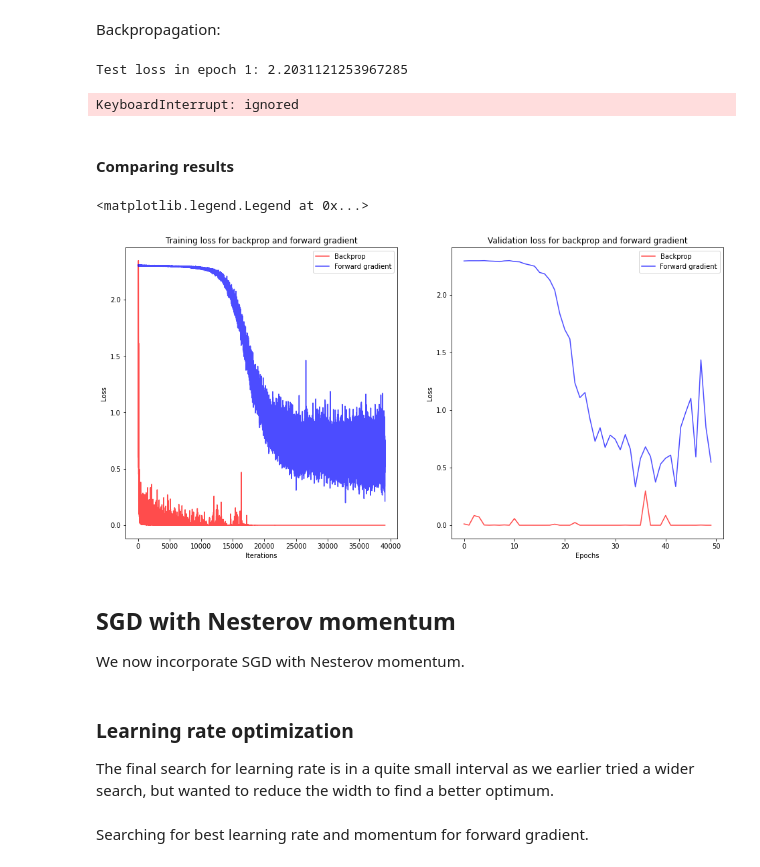
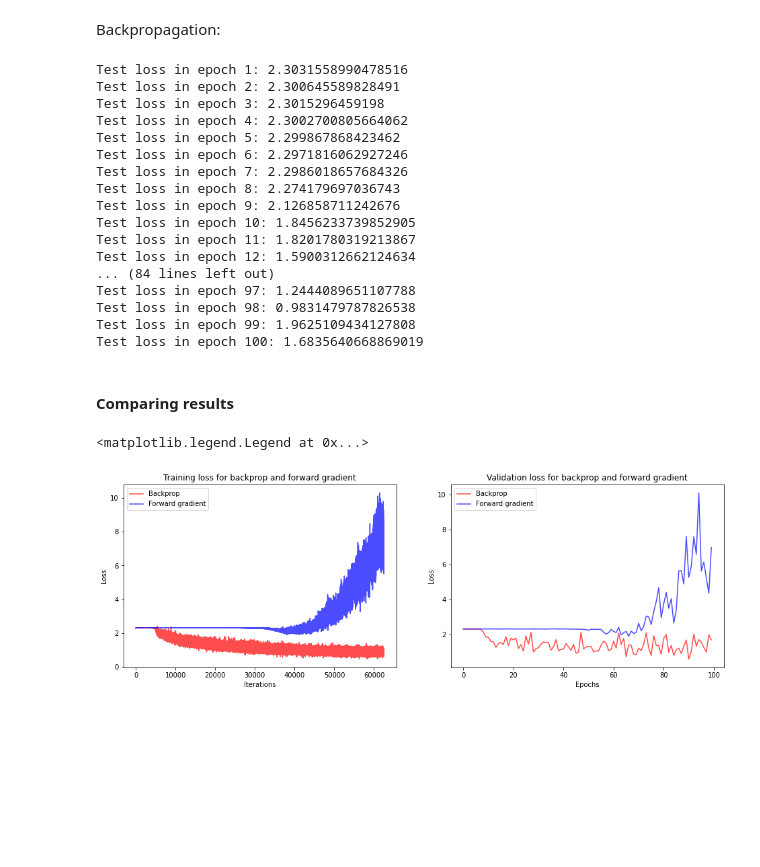
Before and after one commit to benjaminrike1/forward_gradient, a Jupyter notebook: CIFAR.ipynb, the cells around one changed output. Cells and saved outputs as stored; diff of their text form; code cells hidden in the pictures; blank space fills up the shorter version.

```diff
--- a/CIFAR.ipynb
+++ b/CIFAR.ipynb
@@ -175,9 +176,9 @@ Searching for best learning rate and learning rate decay for backpropagation.
 torch.manual_seed(42) # setting seed for reporducibility
 
 # defining learning rates and decays for grid search
-learning_rates = np.logspace(-2, 0, 6)
-decays = [0]
-
+learning_rates = np.logspace(-4, -2, 4)
+decays = [1e-4]
+epochs = 20
 criterion = nn.CrossEntropyLoss() # loss function
 for gamma in learning_rates:
   for lambda_ in decays:
@@ -232,8 +231,8 @@ torch.manual_seed(42) # setting seed for reproducibility
 net = CifarNet().to(device) # defining net
 
 # using best lr and decay found in the optimizations below
-lr = 0.000398
-decay = 1e-5
+lr = 0.000433
+decay = 1e-6
 # making the net functional to run the code in functorch
 # for evaluating the Jacobian-vector product
 func, params = ft.make_functional(net)
@@ -249,7 +248,7 @@ opt = ForwardSGD(func, functional_xent, params, lr=lr, momentum = False, decay=d
 # training for e epochs
 losses_fwd = []
 norms = []
-epochs = 50
+epochs = 100
 test_losses_fwd = []
 for e in range(epochs):
   for j, (image, label) in enumerate(train_data_loader):
@@ -293,9 +292,9 @@ Backpropagation:
 # %%
 torch.manual_seed(42) # setting seed for reproducibility
 
-lr = 0.4
-decay = 0
-epochs = 25
+lr = 1e-2
+decay = 1e-4
+epochs = 100
 lr_new = lr
 criterion = nn.CrossEntropyLoss() # loss function
 net = CifarNet().to(device) # defining net
@@ -328,36 +327,41 @@ for e in range(epochs):
   test_losses.append(np.mean(batch_loss))
   print(f"Test loss in epoch {e+1}: {(test_losses[-1])}")
 # %% [output]
-Test loss in epoch 1: 2.2031121253967285
+Test loss in epoch 1: 2.3031558990478516
+Test loss in epoch 2: 2.300645589828491
+Test loss in epoch 3: 2.3015296459198
+Test loss in epoch 4: 2.3002700805664062
+Test loss in epoch 5: 2.299867868423462
+Test loss in epoch 6: 2.2971816062927246
+Test loss in epoch 7: 2.2986018657684326
+Test loss in epoch 8: 2.274179697036743
+Test loss in epoch 9: 2.126858711242676
+Test loss in epoch 10: 1.8456233739852905
+Test loss in epoch 11: 1.8201780319213867
+Test loss in epoch 12: 1.5900312662124634
+... (84 lines left out)
+Test loss in epoch 97: 1.2444089651107788
+Test loss in epoch 98: 0.9831479787826538
+Test loss in epoch 99: 1.9625109434127808
+Test loss in epoch 100: 1.6835640668869019
-KeyboardInterrupt: ignored
 # %% [markdown]
 #### Comparing results
 # %%
-fig, ax = plt.subplots(1,2,figsize=(16,8))
+fig, ax = plt.subplots(1,2,figsize=(16,5))
 
 ax[0].plot(losses, color='r', label="Backprop", alpha=.7)
 ax[0].set_xlabel("Iterations")
 ax[0].set_ylabel("Loss")
 ax[0].plot(losses_fwd[:], color='b', label='Forward gradient', alpha=.7)
 ax[0].set_title("Training loss for backprop and forward gradient")
 ax[0].legend()
 
 ax[1].plot(test_losses, color='r', label="Backprop", alpha=.7)
 ax[1].set_xlabel("Epochs")
 ax[1].set_ylabel("Loss")
 ax[1].plot(test_losses_fwd, color='b', label='Forward gradient', alpha=.7)
 ax[1].set_title("Validation loss for backprop and forward gradient")
 ax[1].legend()
 # %% [output]
 <matplotlib.legend.Legend at 0x...>
-[figure, old version]
+[figure, new version]
-# %% [markdown]
-## SGD with Nesterov momentum
-
-We now incorporate SGD with Nesterov momentum.
-# %% [markdown]
-### Learning rate optimization
-
-The final search for learning rate is in a quite small interval as we earlier tried a wider search, but wanted to reduce the width to find a better optimum.
-# %% [markdown]
-Searching for best learning rate and momentum for forward gradient.
```
Also changed, not shown: parts of 16 cells of this notebook.
